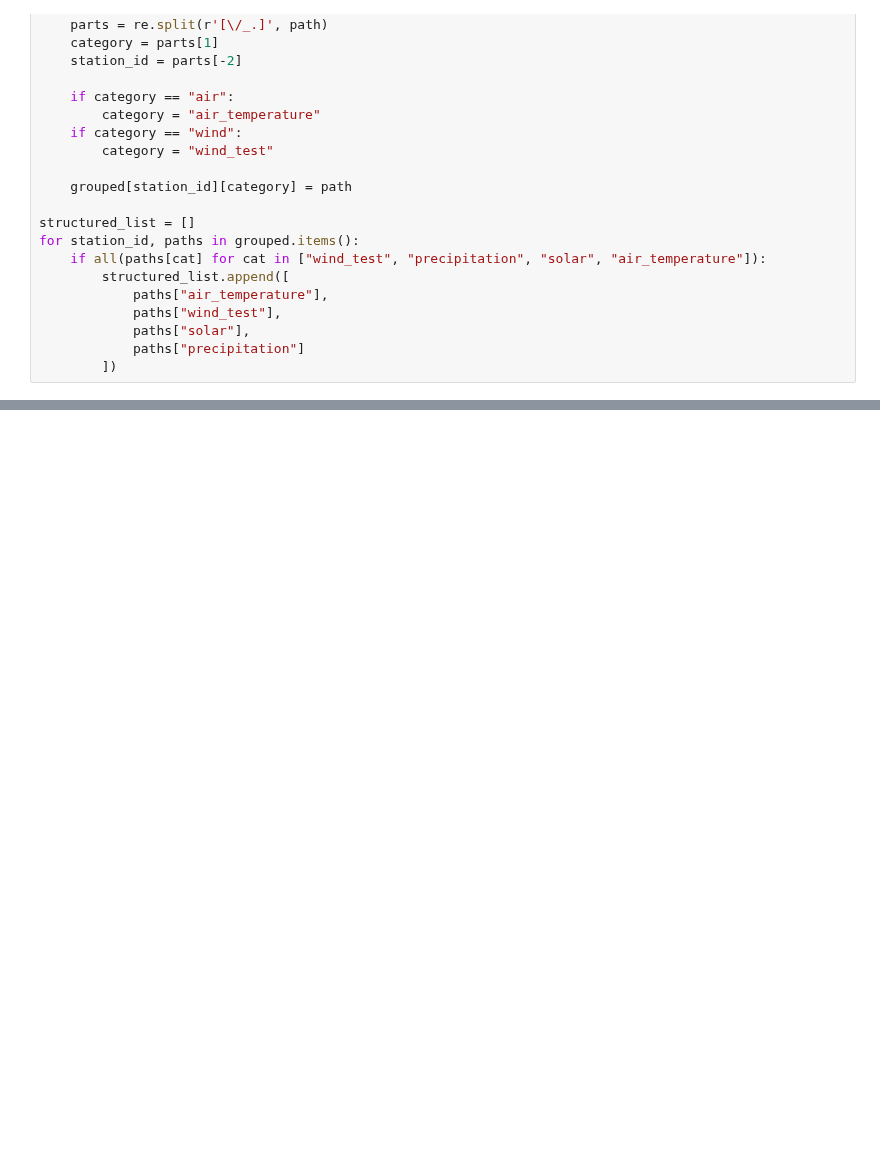
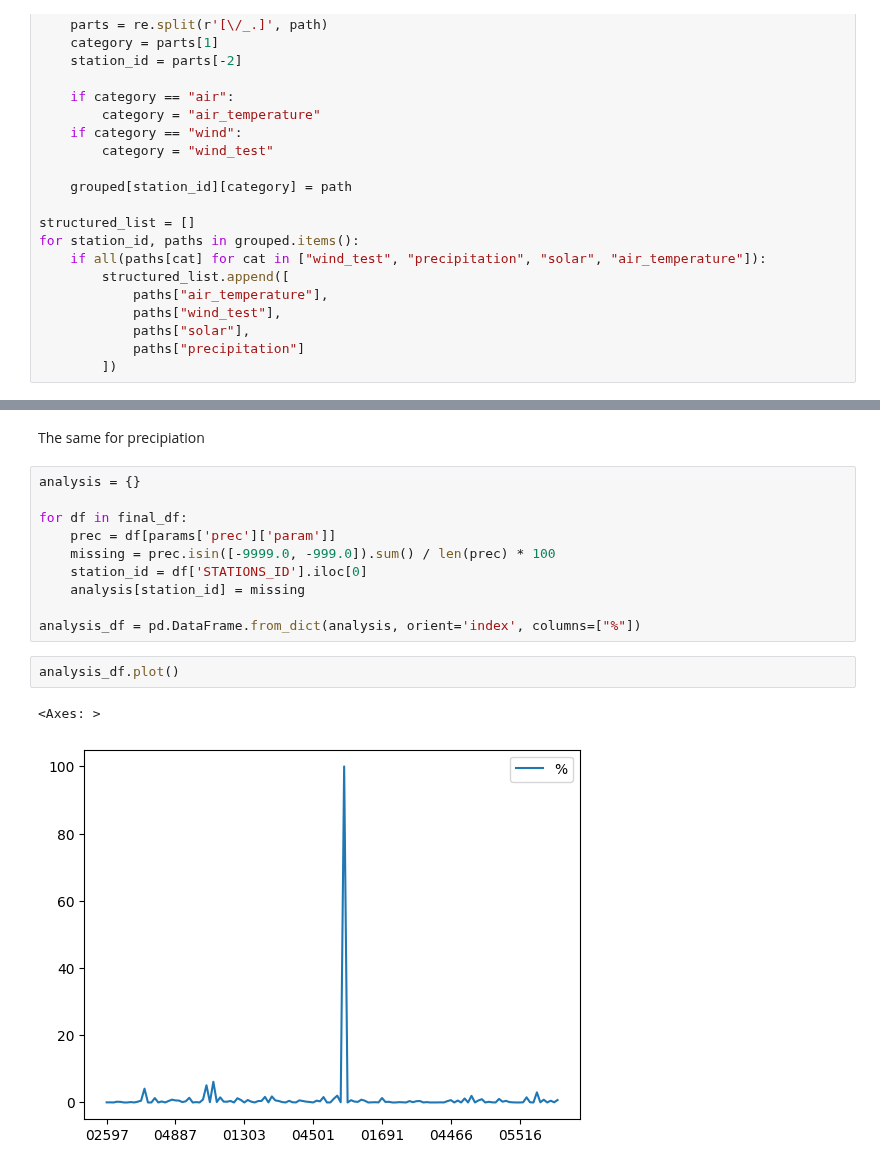
Before and after one commit to vikwal/synthetic_re_data_generation, a Jupyter notebook: dwd_weatherstation.ipynb, the cells around one changed output, grey strips where cells are left out. Saved outputs shown, nothing was run; the diff lists cells and outputs as text; blank space fills up the shorter version.

```diff
--- a/dwd_weatherstation.ipynb
+++ b/dwd_weatherstation.ipynb
@@ -361,0 +457,17 @@ for ele in structured_list:
+# %% [markdown]
+The same for precipiation
+# %%
+analysis = {}
+
+for df in final_df:
+    prec = df[params['prec']['param']]
+    missing = prec.isin([-9999.0, -999.0]).sum() / len(prec) * 100
+    station_id = df['STATIONS_ID'].iloc[0]
+    analysis[station_id] = missing
+
+analysis_df = pd.DataFrame.from_dict(analysis, orient='index', columns=["%"])
+# %%
+analysis_df.plot()
+# %% [output]
+<Axes: >
+[figure, added]
```
Also changed, not shown: parts of 49 cells of this notebook, 3 other files.
